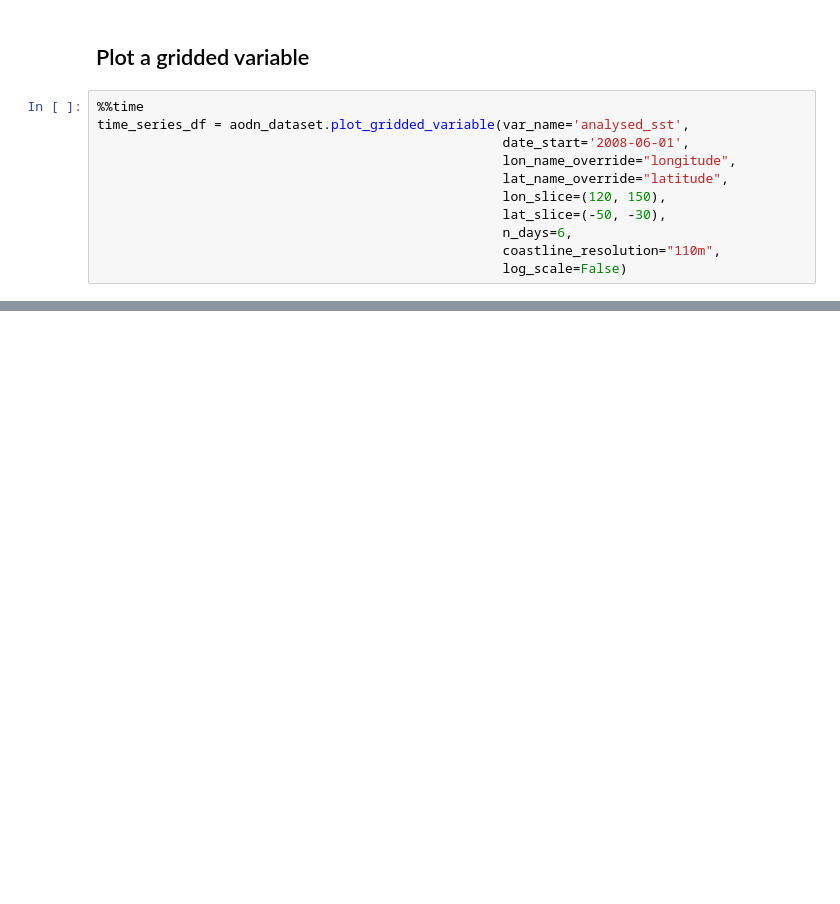
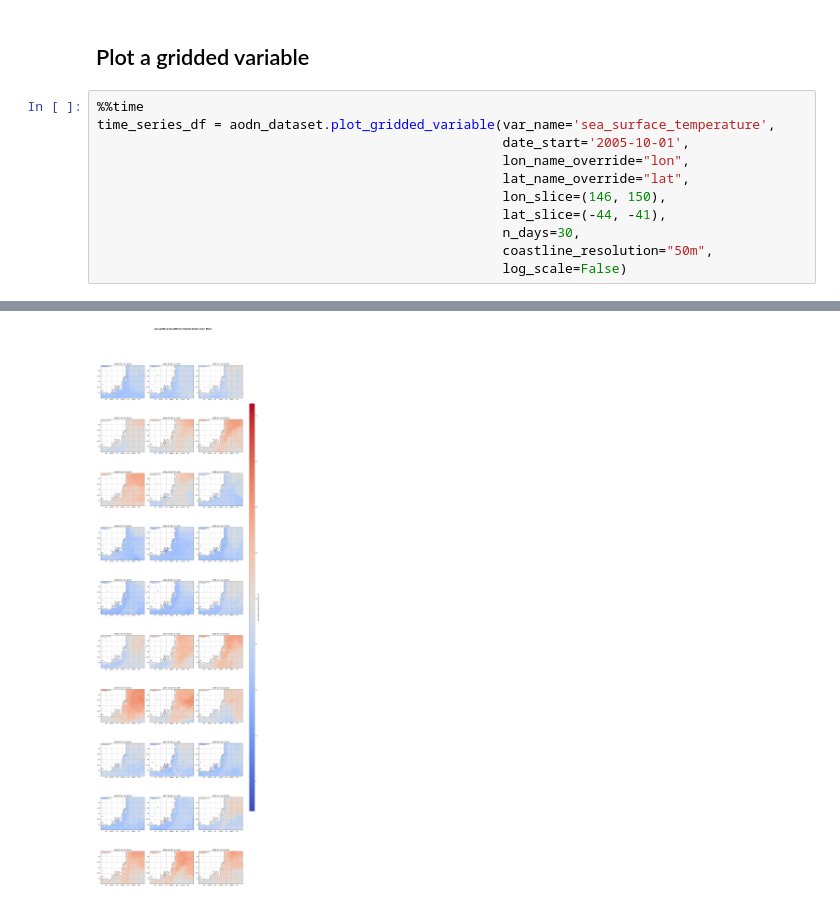
Before and after one commit to aodn/aodn_cloud_optimised, a Jupyter notebook: notebooks/satellite_ghrsst_l3s_1month_daynighttime_single_sensor_southernocean.ipynb, the cells around one changed output, grey strips where cells are left out. Saved outputs shown, nothing was run; the diff lists cells and outputs as text; blank space fills up the shorter version.

```diff
--- a/notebooks/satellite_ghrsst_l3s_1month_daynighttime_single_sensor_southernocean.ipynb
+++ b/notebooks/satellite_ghrsst_l3s_1month_daynighttime_single_sensor_southernocean.ipynb
@@ -77,12 +91,13 @@ time_series_df = aodn_dataset.get_timeseries_data(var_name='analysed_sst',
 ## Plot a gridded variable
 # %%
 %%time
-time_series_df = aodn_dataset.plot_gridded_variable(var_name='analysed_sst',
-                                                    date_start='2008-06-01',
-                                                    lon_name_override="longitude",
-                                                    lat_name_override="latitude",
-                                                    lon_slice=(120, 150),
-                                                    lat_slice=(-50, -30),
-                                                    n_days=6,
-                                                    coastline_resolution="110m",
+time_series_df = aodn_dataset.plot_gridded_variable(var_name='sea_surface_temperature',
+                                                    date_start='2005-10-01',
+                                                    lon_name_override="lon",
+                                                    lat_name_override="lat",
+                                                    lon_slice=(146, 150),
+                                                    lat_slice=(-44, -41),
+                                                    n_days=30,
+                                                    coastline_resolution="50m",
                                                     log_scale=False)
+# %% [output]
@@ -88,0 +105 @@ time_series_df = aodn_dataset.plot_gridded_variable(var_name='analysed_sst',
+[figure, added]
```
Also changed, not shown: parts of 8 cells of this notebook, 5 other files.
